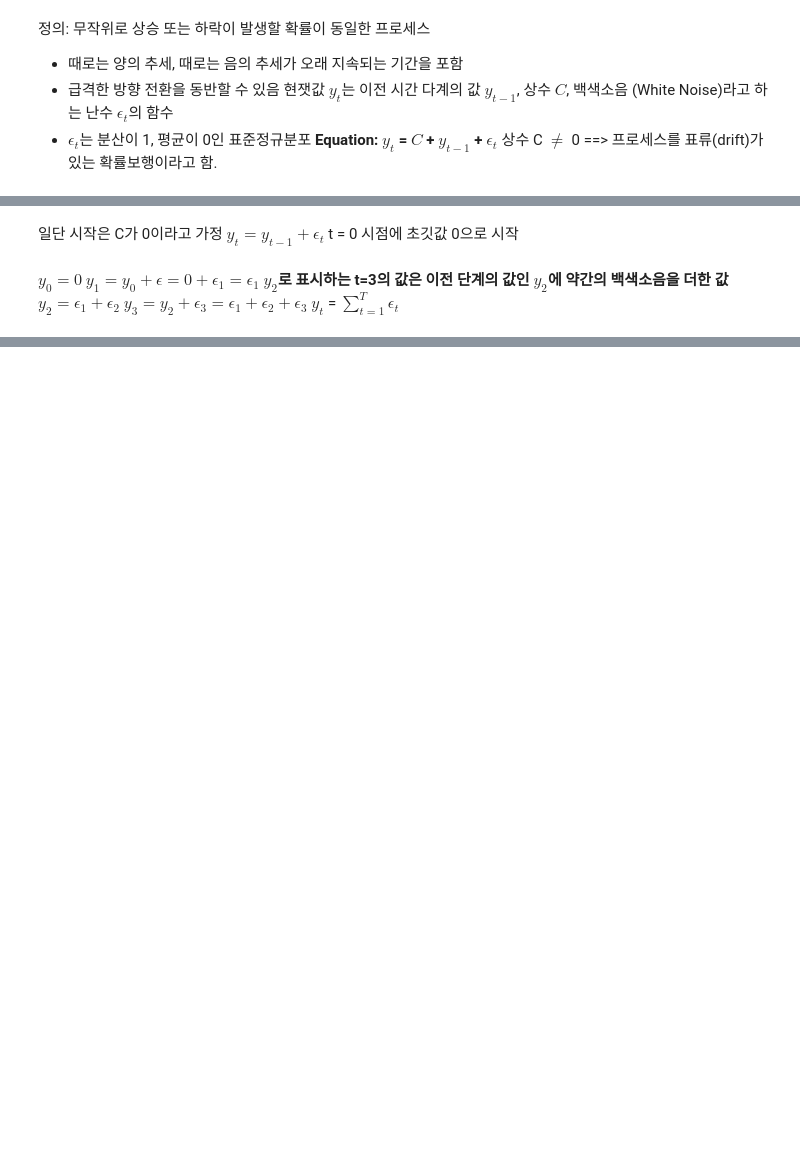
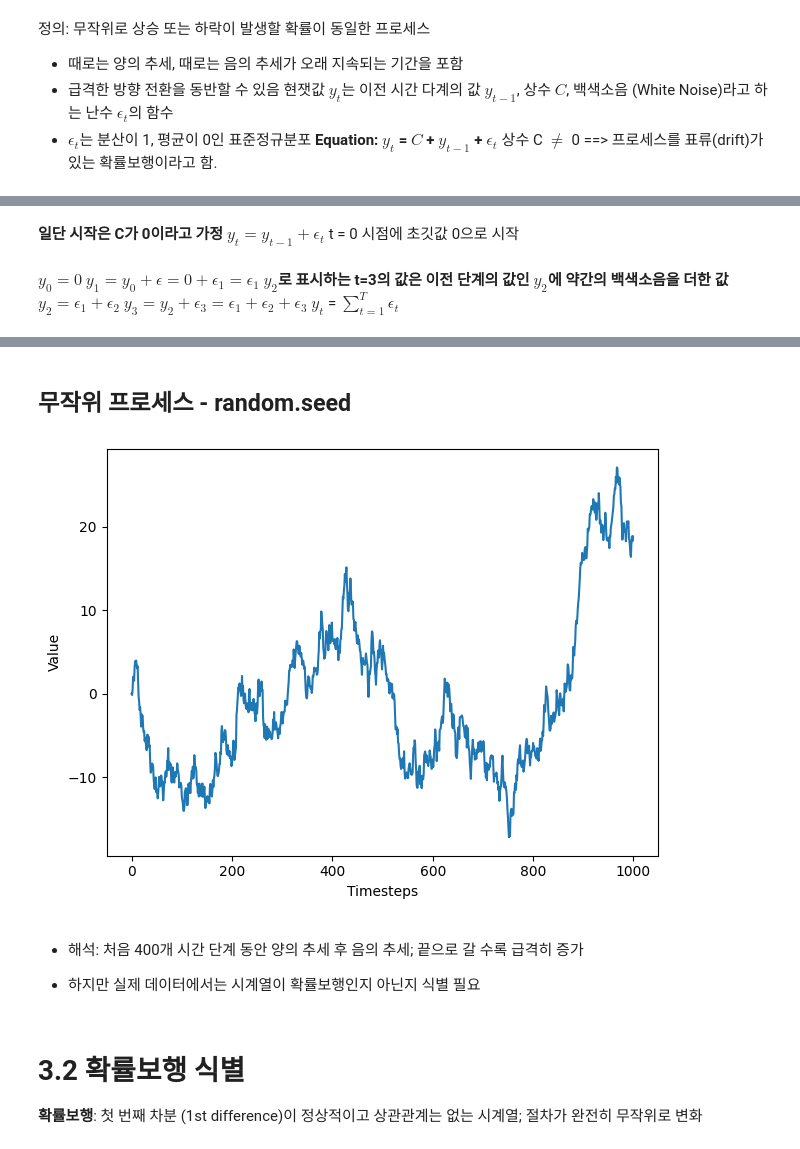
Before and after one commit to mskcho00/TimeSeries-Self-Practice, a Jupyter notebook: 3(Random Walk).ipynb, the cells around one changed output, grey strips where cells are left out. Saved outputs shown, nothing was run; the diff lists cells and outputs as text; code cells hidden in the pictures; blank space fills up the shorter version.

```diff
--- a/3(Random Walk).ipynb
+++ b/3(Random Walk).ipynb
@@ -16,5 +17,5 @@
 # %% [markdown]
-일단 시작은 C가 0이라고 가정 </br>
+**일단 시작은 C가 0이라고 가정 </br>**
 $y_t = y_{t-1} + \epsilon_t$ </br>
 t = 0 시점에 초깃값 0으로 시작
 # %% [markdown]
@@ -26,3 +27,35 @@ $y_3 = y_2 + \epsilon_3 = \epsilon_1 + \epsilon_2 + \epsilon_3$ </br> </br>
 $y_t$ = $\sum_{t=1}^{T} \epsilon_t$
 # %% [markdown]
 ![alt text](Screenshots/3/3.2.png)
+# %% [markdown]
+## 무작위 프로세스 - random.seed
+# %%
+# 정규분포 (standard normal) 일 경우 백색소음의 정의에 맞춰 평균이 0, 분산이 1인 분포에서 숫자를 얻을 수 있음
+
+import numpy as np
+np.random.seed(42)
+
+steps = np.random.standard_normal(1000) # 평균0, 분산1인 정규분포에서 1000개의 난수 생성
+steps[0] = 0  # 수열의 첫 번째 값: 0
+
+random_walk = np.cumsum(steps) # 시뮬 된 프로세스 내 각 시간 단계의 오차에 대한 누적 합계 계산
+# %%
+# 도식화
+import matplotlib.pyplot as plt
+
+fig, ax = plt.subplots()
+
+ax.plot(random_walk)
+ax.set_xlabel('Timesteps')
+ax.set_ylabel('Value')
+
+plt.tight_layout()
+# %% [output]
+[figure, added]
+# %% [markdown]
+* 해석: 처음 400개 시간 단계 동안 양의 추세 후 음의 추세; 끝으로 갈 수록 급격히 증가
+
+* 하지만 실제 데이터에서는 시계열이 확률보행인지 아닌지 식별 필요
+# %% [markdown]
+# 3.2 확률보행 식별 </br>
+**확률보행**: 첫 번째 차분 (1st difference)이 정상적이고 상관관계는 없는 시계열; 절차가 완전히 무작위로 변화
```
Also changed, not shown: parts of 9 cells of this notebook, 3 other files.
